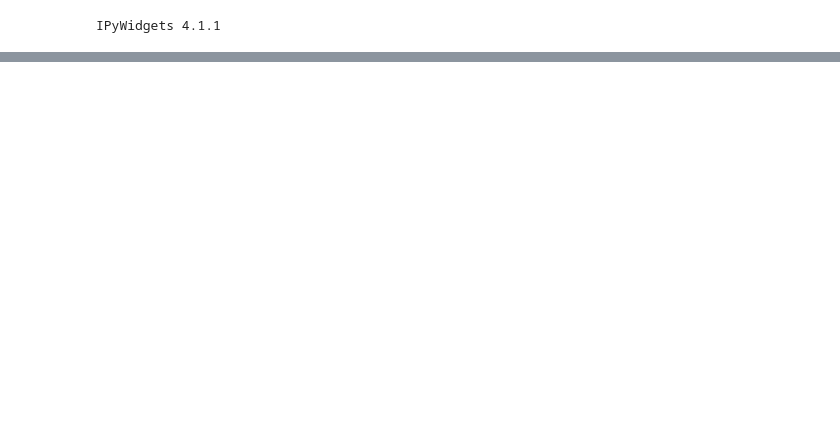
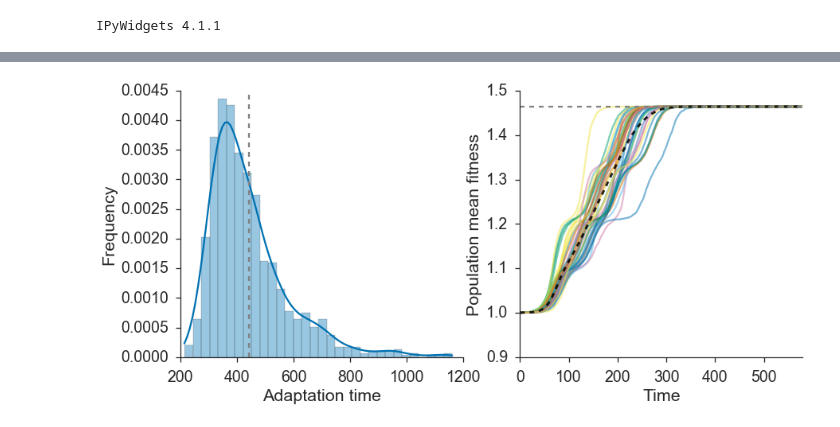
Before and after one commit to yoavram/PyConIL2016, a Jupyter notebook: notebook.ipynb, the cells around one changed output, grey strips where cells are left out. Drawn from its saved outputs; the diff is of its cells as text; code cells hidden in the pictures; blank space fills up the shorter version.

```diff
--- a/notebook.ipynb
+++ b/notebook.ipynb
@@ -706,0 +752,3 @@ print("% Fixation: {:.2g}".format(fixation_prob))
+# %%
+df = pd.melt(df, id_vars='Time', var_name='Replicate', value_name='Fitness')
+df.head()
@@ -706,0 +764,3 @@ print("% Fixation: {:.2g}".format(fixation_prob))
+# %%
+mean_df = df.groupby('Time')['Fitness'].mean().reset_index()
+mean_df.head()
@@ -706,0 +776,3 @@ print("% Fixation: {:.2g}".format(fixation_prob))
+# %%
+grp = df.groupby('Replicate')
+filtered = grp.filter(lambda x: random.random() < 0.05)
@@ -706,0 +781,3 @@ print("% Fixation: {:.2g}".format(fixation_prob))
+# %%
+pivoted = filtered.pivot('Time', 'Replicate', 'Fitness')
+pivoted.head()
@@ -706,0 +799,17 @@ print("% Fixation: {:.2g}".format(fixation_prob))
+# %%
+fig, ax = plt.subplots(1, 2, figsize=(14, 6))
+
+sns.distplot(times, ax=ax[0])
+ax[0].axvline(times.mean(), color='gray', ls='--')
+ax[0].set(xlabel='Adaptation time', ylabel='Frequency')
+
+pivoted.plot(ax=ax[1], alpha=0.5)
+mean_df.plot('Time', 'Fitness', color='k', alpha=0.85, ls='--', lw=3, ax=ax[1])
+ax[1].axhline((1 + s)**(L - 1) * (1 - 2 * m), color='gray', ls='--')
+ax[1].legend().set_visible(False)
+ax[1].set(ylabel='Population mean fitness', xlim=(0, df.Time.max()/2))
+
+
+sns.despine()
+# %% [output]
+[figure, added]
```
Also changed, not shown: parts of 84 cells of this notebook, 1 other file.
